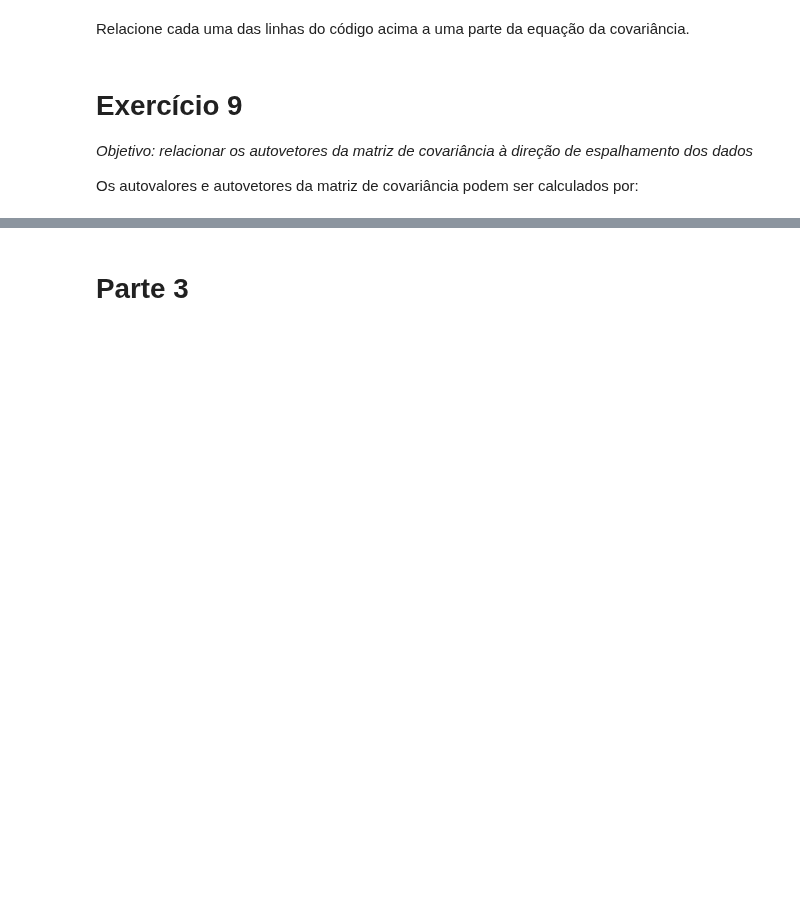
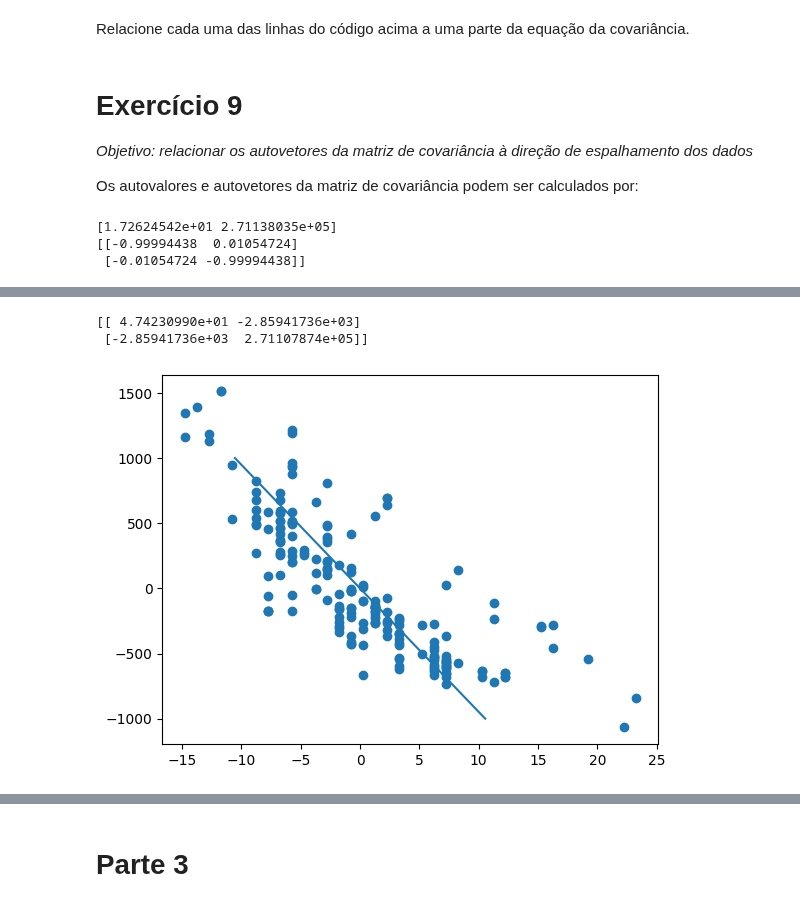
Before and after one commit to tiagoft/alglin-alunos, a Jupyter notebook: 05-autovetores_e_autovalores.ipynb, the cells around one changed output, grey strips where cells are left out. Drawn from its saved outputs; the diff is of its cells as text; code cells hidden in the pictures; blank space fills up the shorter version.

```diff
--- a/05-autovetores_e_autovalores.ipynb
+++ b/05-autovetores_e_autovalores.ipynb
@@ -537,9 +556,14 @@ Relacione cada uma das linhas do código acima a uma parte da equação da covar
 Os autovalores e autovetores da matriz de covariância podem ser calculados por:
 # %%
 w, v = np.linalg.eig(C)
-print(w, v)
+print(w)
+print(v)
 v0 = v[:,0]
 v1 = v[:,1]
+# %% [output]
+[1.72624542e+01 2.71138035e+05]
+[[-0.99994438  0.01054724]
+ [-0.01054724 -0.99994438]]
 # %% [markdown]
 (a) Qual dos autovetores de $C$ está ligado a um autovalor mais alto?
 
@@ -553,0 +575,23 @@ X = X - np.mean(X, axis=0, keepdims=True) # Linha 2
+# %%
+X = df.to_numpy()
+X = X - np.mean(X, axis=0, keepdims=True) # Linha 2
+C = X.T @ X # Linha 3
+C /= X.shape[0]-1 # Linha 4
+print(C)
+autovt = [0.01054724,-0.99994438]
+
+plt.figure()
+# plot a line following autovt
+t = np.linspace(-1, 1, 100)
+p = [t[i]* v1 for i in range(100)]
+p = np.array(p)
+
+plt.scatter(X[:,0],X[:,1])
+
+plt.plot(1000*p[:,0] , 1000*p[:,1])
+
+plt.show()
+# %% [output]
+[[ 4.74230990e+01 -2.85941736e+03]
+ [-2.85941736e+03  2.71107874e+05]]
+[figure, added]
```
Also changed, not shown: parts of 9 cells of this notebook.
